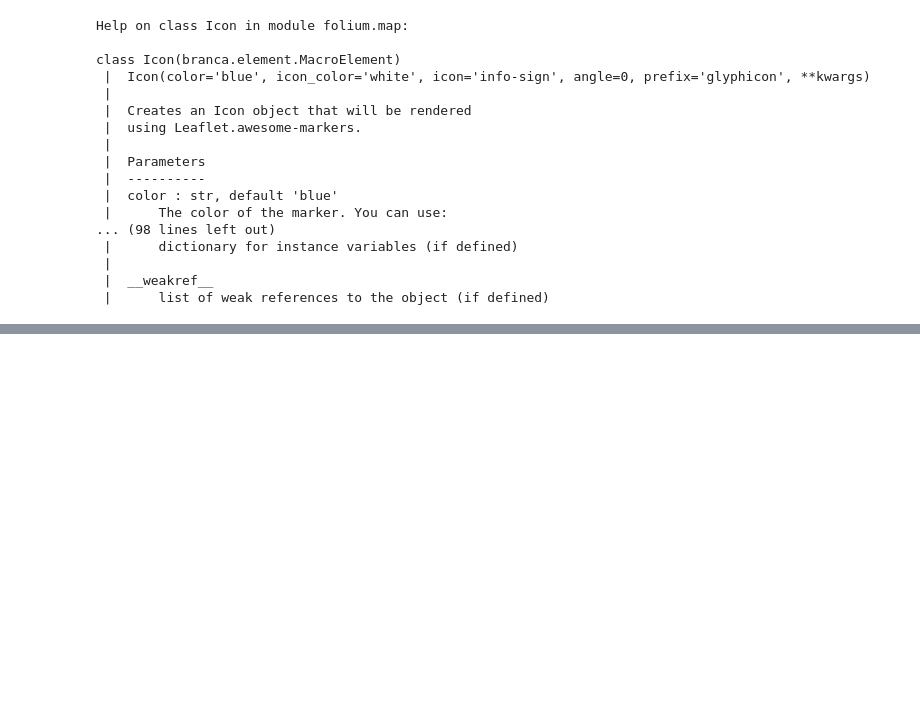
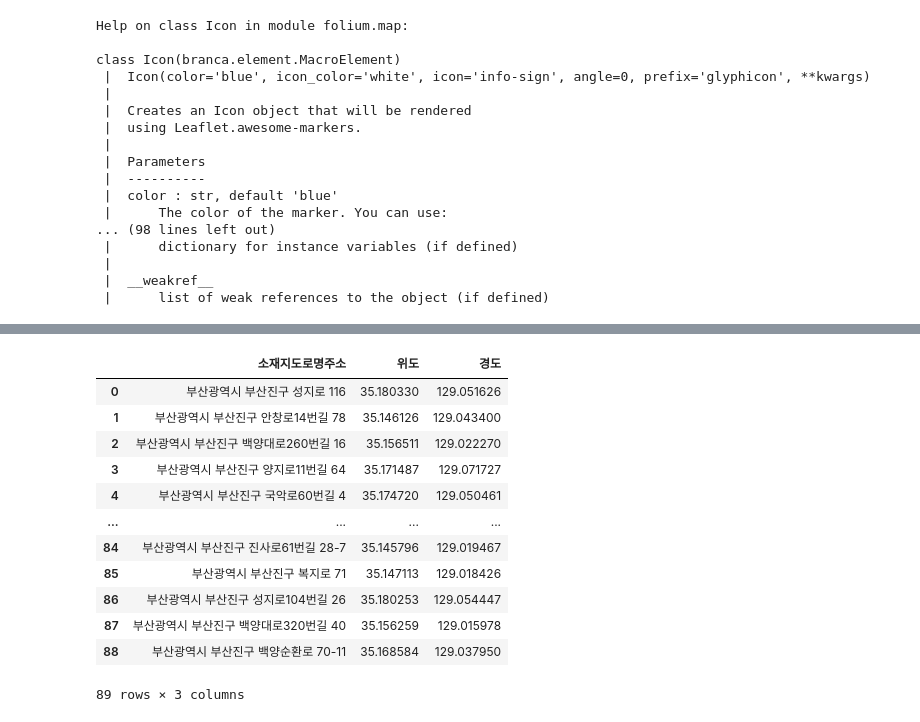
Before and after one commit to mewzzangzzang/bigdata, a Jupyter notebook: folium.ipynb, the cells around one changed output, grey strips where cells are left out. Drawn from its saved outputs; the diff is of its cells as text; code cells hidden in the pictures; blank space fills up the shorter version.

```diff
--- a/folium.ipynb
+++ b/folium.ipynb
@@ -66,0 +165,18 @@ m
+# %%
+
+df_test=df.loc[df['설치목적구분'] =="어린이보호",['소재지도로명주소','위도','경도']]
+df_test
+# %% [output]
+|  | 소재지도로명주소 | 위도 | 경도 |
+| 0 | 부산광역시 부산진구 성지로 116 | 35.180330 | 129.051626 |
+| 1 | 부산광역시 부산진구 안창로14번길 78 | 35.146126 | 129.043400 |
+| 2 | 부산광역시 부산진구 백양대로260번길 16 | 35.156511 | 129.022270 |
+| 3 | 부산광역시 부산진구 양지로11번길 64 | 35.171487 | 129.071727 |
+| 4 | 부산광역시 부산진구 국악로60번길 4 | 35.174720 | 129.050461 |
+| ... | ... | ... | ... |
+| 84 | 부산광역시 부산진구 진사로61번길 28-7 | 35.145796 | 129.019467 |
+| 85 | 부산광역시 부산진구 복지로 71 | 35.147113 | 129.018426 |
+| 86 | 부산광역시 부산진구 성지로104번길 26 | 35.180253 | 129.054447 |
+| 87 | 부산광역시 부산진구 백양대로320번길 40 | 35.156259 | 129.015978 |
+| 88 | 부산광역시 부산진구 백양순환로 70-11 | 35.168584 | 129.037950 |
+89 rows × 3 columns
```
Also changed, not shown: parts of 8 cells of this notebook, 13 other files.
